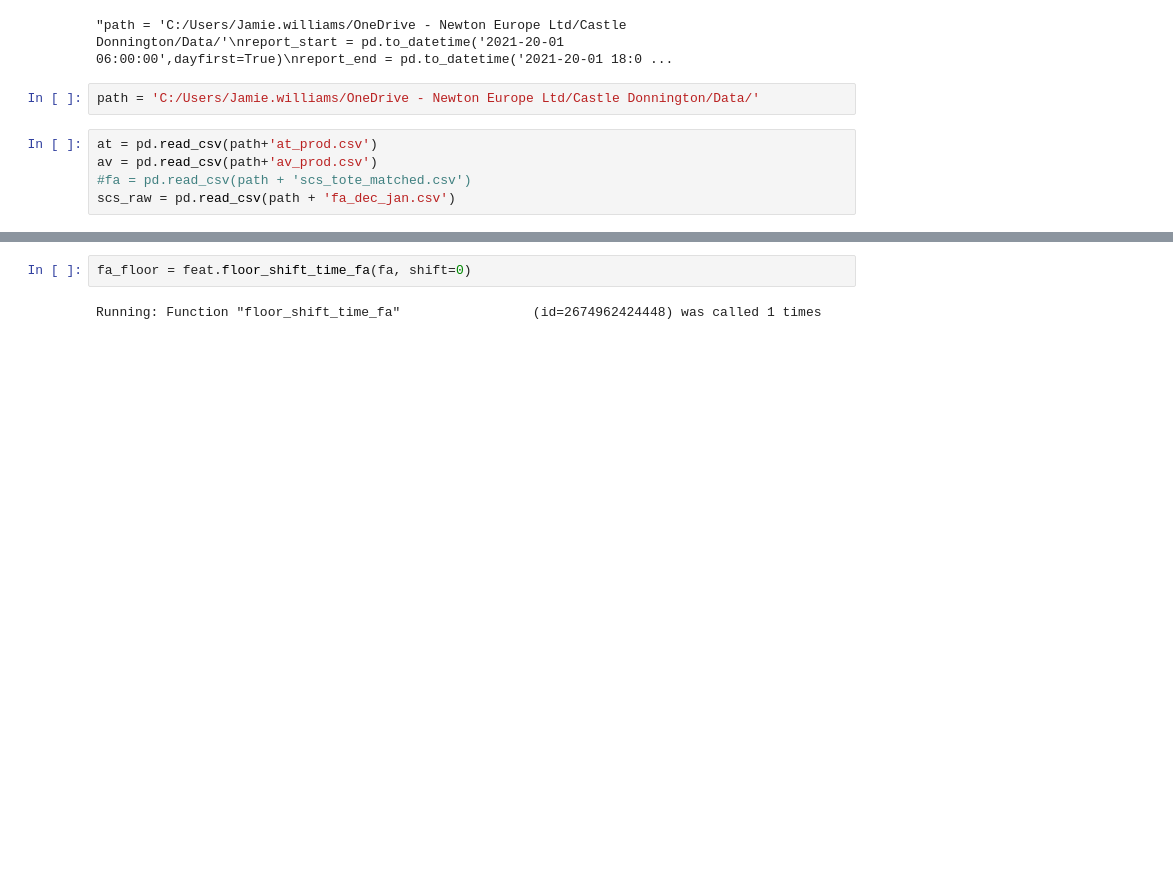
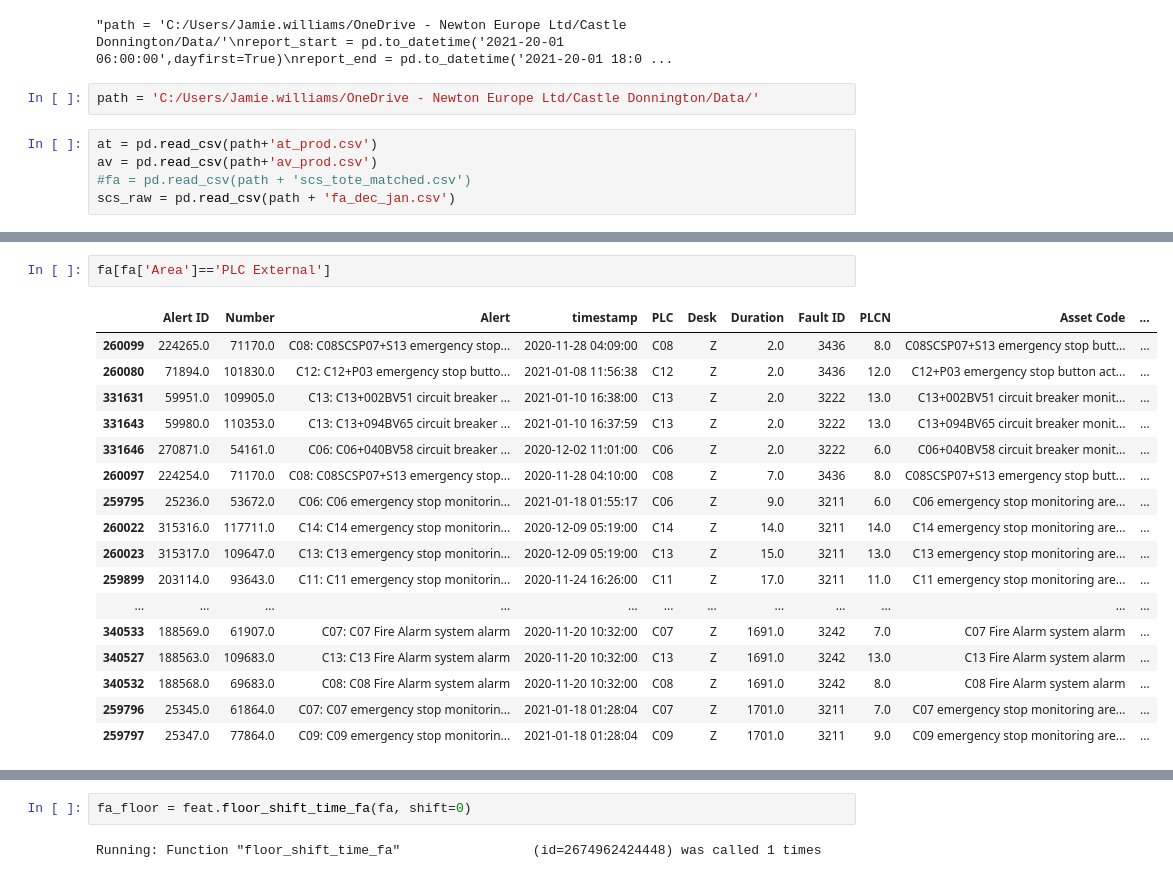
Before and after one commit to ch4413/scs, a Jupyter notebook: notebooks/Basic Model Jamie.ipynb, the cells around one changed output, grey strips where cells are left out. Cells and saved outputs as stored; diff of their text form; blank space fills up the shorter version.

```diff
--- a/notebooks/Basic Model Jamie.ipynb
+++ b/notebooks/Basic Model Jamie.ipynb
@@ -66,0 +67,20 @@ Running: Function "load_ID_lookup"                 (id=2674963232080) was called
+# %%
+fa[fa['Area']=='PLC External']
+# %% [output]
+|  | Alert ID | Number | Alert | timestamp | PLC | Desk | Duration | Fault ID | PLCN | Asset Code | ... |
+| 260099 | 224265.0 | 71170.0 | C08: C08SCSP07+S13 emergency stop... | 2020-11-28 04:09:00 | C08 | Z | 2.0 | 3436 | 8.0 | C08SCSP07+S13 emergency stop butt... | ... |
+| 260080 | 71894.0 | 101830.0 | C12: C12+P03 emergency stop butto... | 2021-01-08 11:56:38 | C12 | Z | 2.0 | 3436 | 12.0 | C12+P03 emergency stop button act... | ... |
+| 331631 | 59951.0 | 109905.0 | C13: C13+002BV51 circuit breaker ... | 2021-01-10 16:38:00 | C13 | Z | 2.0 | 3222 | 13.0 | C13+002BV51 circuit breaker monit... | ... |
+| 331643 | 59980.0 | 110353.0 | C13: C13+094BV65 circuit breaker ... | 2021-01-10 16:37:59 | C13 | Z | 2.0 | 3222 | 13.0 | C13+094BV65 circuit breaker monit... | ... |
+| 331646 | 270871.0 | 54161.0 | C06: C06+040BV58 circuit breaker ... | 2020-12-02 11:01:00 | C06 | Z | 2.0 | 3222 | 6.0 | C06+040BV58 circuit breaker monit... | ... |
+| 260097 | 224254.0 | 71170.0 | C08: C08SCSP07+S13 emergency stop... | 2020-11-28 04:10:00 | C08 | Z | 7.0 | 3436 | 8.0 | C08SCSP07+S13 emergency stop butt... | ... |
+| 259795 | 25236.0 | 53672.0 | C06: C06 emergency stop monitorin... | 2021-01-18 01:55:17 | C06 | Z | 9.0 | 3211 | 6.0 | C06 emergency stop monitoring are... | ... |
+| 260022 | 315316.0 | 117711.0 | C14: C14 emergency stop monitorin... | 2020-12-09 05:19:00 | C14 | Z | 14.0 | 3211 | 14.0 | C14 emergency stop monitoring are... | ... |
+| 260023 | 315317.0 | 109647.0 | C13: C13 emergency stop monitorin... | 2020-12-09 05:19:00 | C13 | Z | 15.0 | 3211 | 13.0 | C13 emergency stop monitoring are... | ... |
+| 259899 | 203114.0 | 93643.0 | C11: C11 emergency stop monitorin... | 2020-11-24 16:26:00 | C11 | Z | 17.0 | 3211 | 11.0 | C11 emergency stop monitoring are... | ... |
+| ... | ... | ... | ... | ... | ... | ... | ... | ... | ... | ... | ... |
+| 340533 | 188569.0 | 61907.0 | C07: C07 Fire Alarm system alarm | 2020-11-20 10:32:00 | C07 | Z | 1691.0 | 3242 | 7.0 | C07 Fire Alarm system alarm | ... |
+| 340527 | 188563.0 | 109683.0 | C13: C13 Fire Alarm system alarm | 2020-11-20 10:32:00 | C13 | Z | 1691.0 | 3242 | 13.0 | C13 Fire Alarm system alarm | ... |
+| 340532 | 188568.0 | 69683.0 | C08: C08 Fire Alarm system alarm | 2020-11-20 10:32:00 | C08 | Z | 1691.0 | 3242 | 8.0 | C08 Fire Alarm system alarm | ... |
+| 259796 | 25345.0 | 61864.0 | C07: C07 emergency stop monitorin... | 2021-01-18 01:28:04 | C07 | Z | 1701.0 | 3211 | 7.0 | C07 emergency stop monitoring are... | ... |
+| 259797 | 25347.0 | 77864.0 | C09: C09 emergency stop monitorin... | 2021-01-18 01:28:04 | C09 | Z | 1701.0 | 3211 | 9.0 | C09 emergency stop monitoring are... | ... |
```
Also changed, not shown: parts of 5 cells of this notebook, 14 other files.
